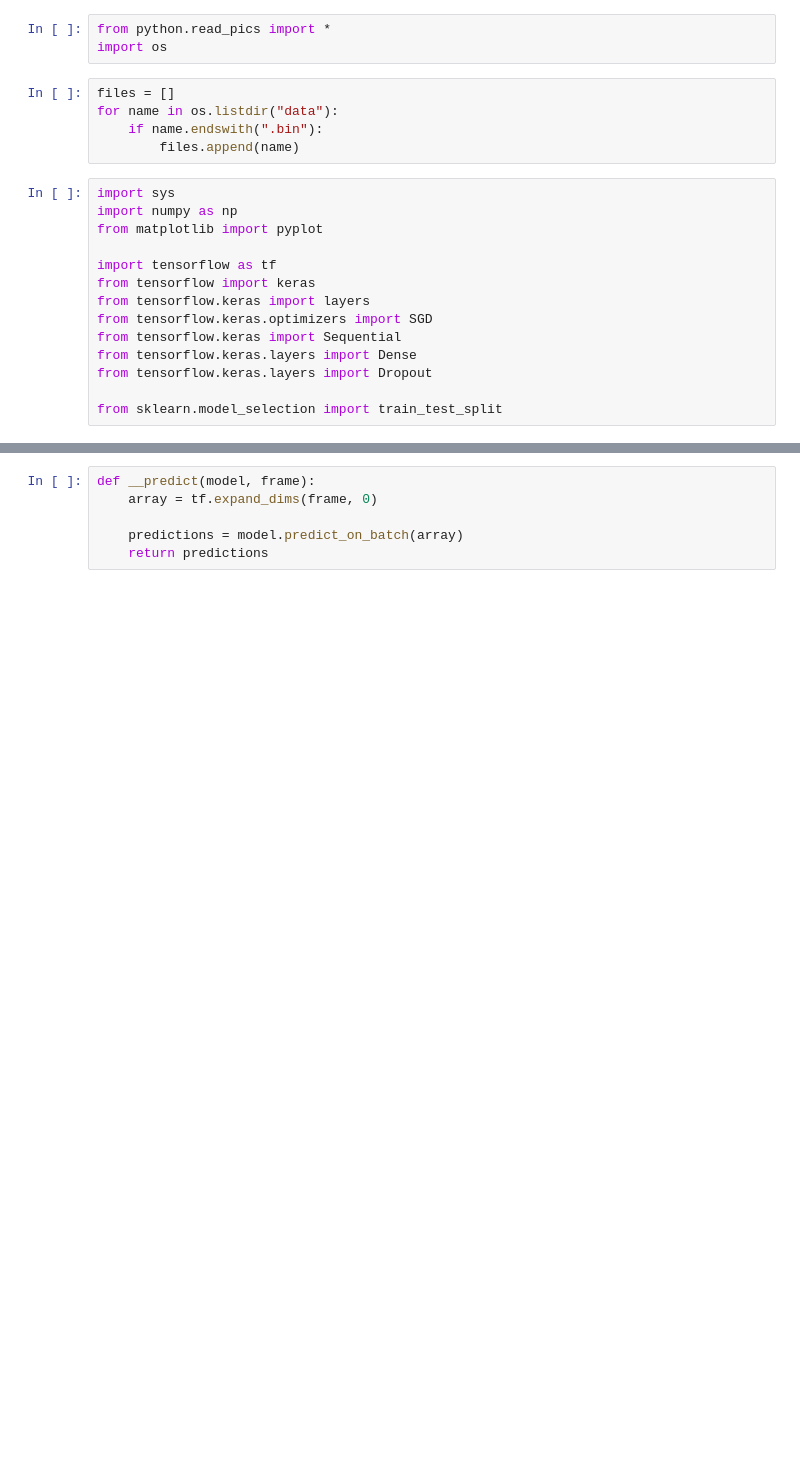
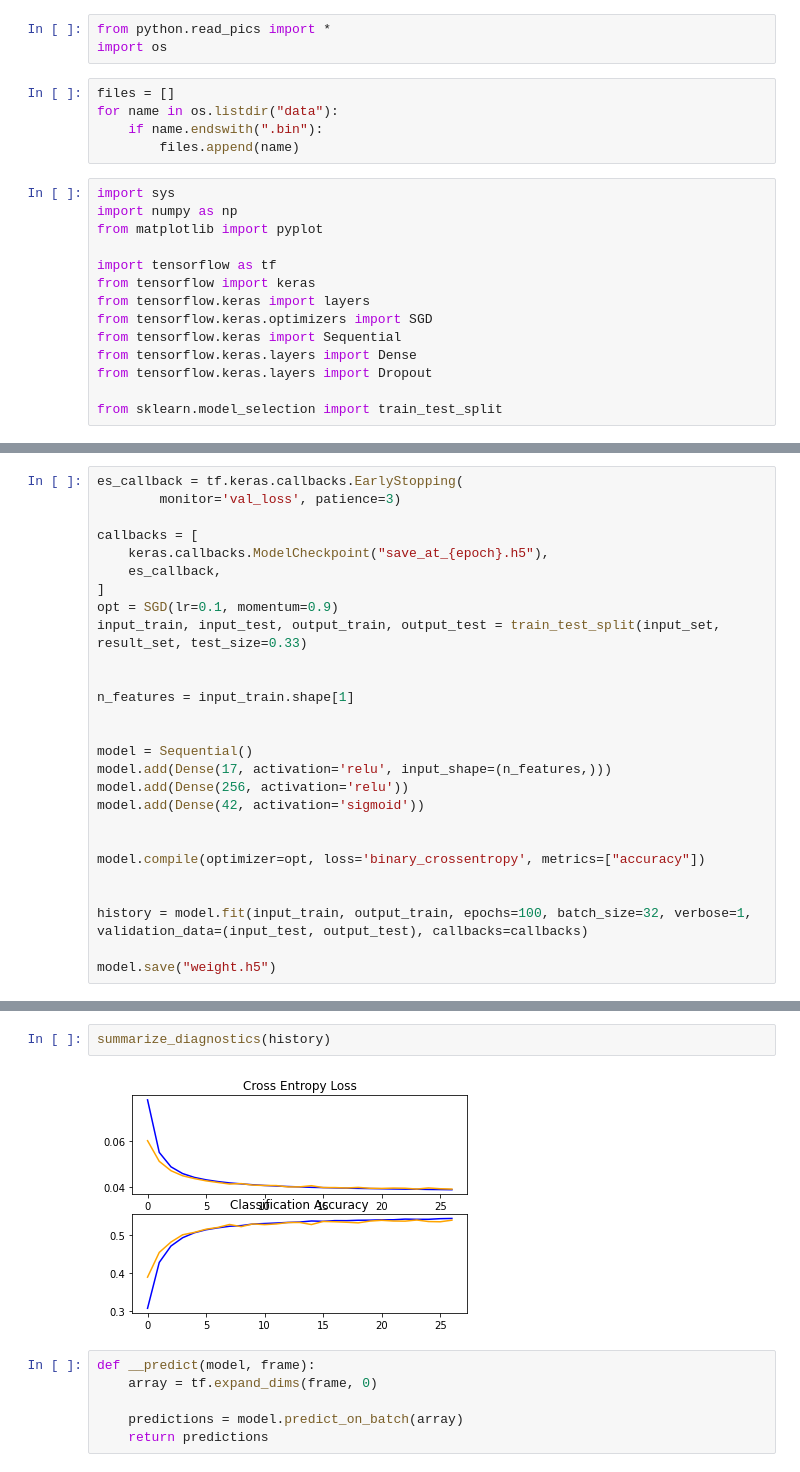
Before and after one commit to une-mouche/audioKeyLogger, a Jupyter notebook: Notebook.ipynb, the cells around one changed output, grey strips where cells are left out. Saved outputs shown, nothing was run; the diff lists cells and outputs as text; blank space fills up the shorter version.

```diff
--- a/Notebook.ipynb
+++ b/Notebook.ipynb
@@ -57,0 +80,27 @@ def predict(file, frame):
+# %%
+es_callback = tf.keras.callbacks.EarlyStopping(
+        monitor='val_loss', patience=3)
+
+callbacks = [
+    keras.callbacks.ModelCheckpoint("save_at_{epoch}.h5"),
+    es_callback,
+]
+opt = SGD(lr=0.1, momentum=0.9)
+input_train, input_test, output_train, output_test = train_test_split(input_set, result_set, test_size=0.33)
+
+
+n_features = input_train.shape[1]
+
+
+model = Sequential()
+model.add(Dense(17, activation='relu', input_shape=(n_features,)))
+model.add(Dense(256, activation='relu'))
+model.add(Dense(42, activation='sigmoid'))
+
+
+model.compile(optimizer=opt, loss='binary_crossentropy', metrics=["accuracy"])
+
+
+history = model.fit(input_train, output_train, epochs=100, batch_size=32, verbose=1, validation_data=(input_test, output_test), callbacks=callbacks)
+
+model.save("weight.h5")
@@ -58,3 +125,7 @@ def predict(file, frame):
+# %%
+summarize_diagnostics(history)
+# %% [output]
+[figure, added]
 # %%
 def __predict(model, frame):
     array = tf.expand_dims(frame, 0)
```
Also changed, not shown: parts of 9 cells of this notebook.
